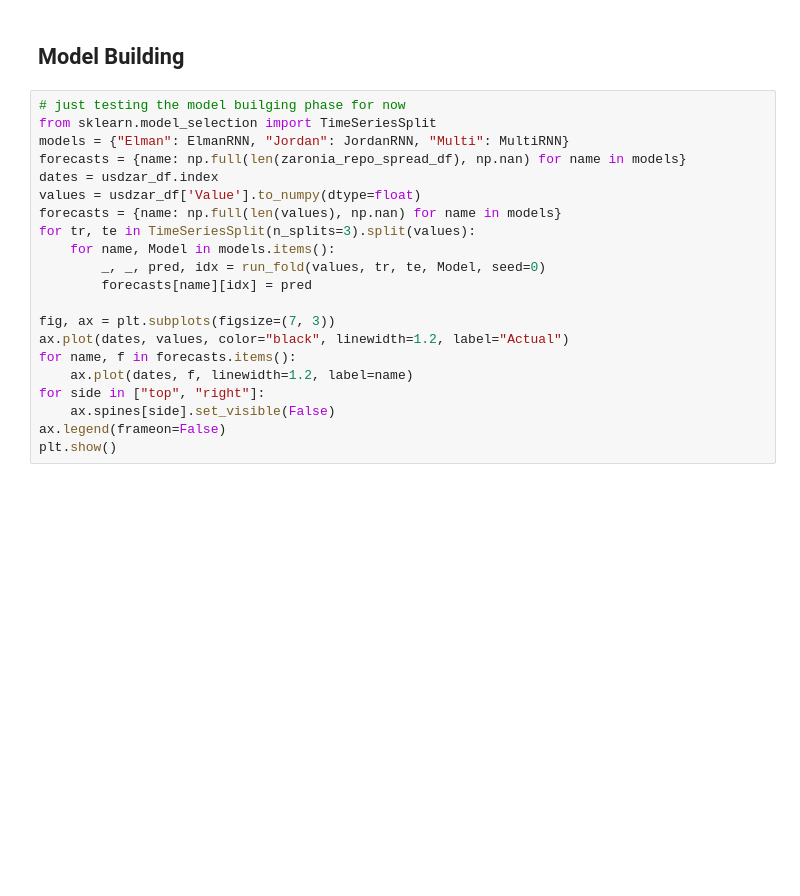
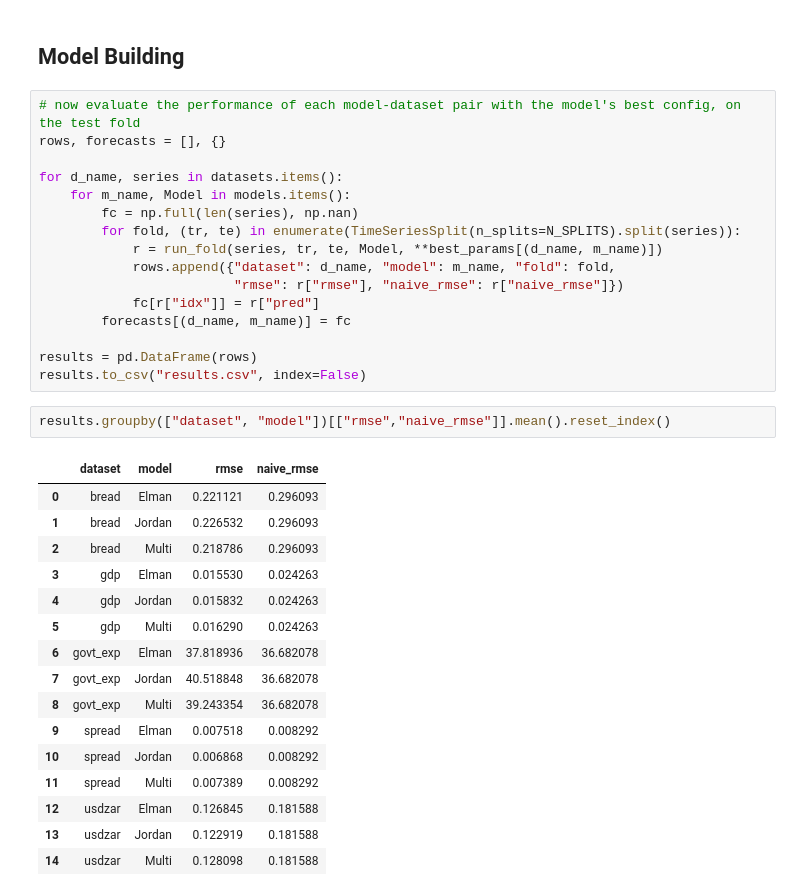
Before and after one commit to darrendube/ML441_assignment3, a Jupyter notebook: analysis.ipynb, the cells around one changed output. Cells and saved outputs as stored; diff of their text form; blank space fills up the shorter version.

```diff
--- a/analysis.ipynb
+++ b/analysis.ipynb
@@ -125,23 +162,37 @@ tune(usdzar_df['Value'].to_numpy(), ElmanRNN, grid, n_splits=3)
 # %% [markdown]
 ## Model Building
 # %%
-# just testing the model builging phase for now
-from sklearn.model_selection import TimeSeriesSplit
-models = {"Elman": ElmanRNN, "Jordan": JordanRNN, "Multi": MultiRNN}
-forecasts = {name: np.full(len(zaronia_repo_spread_df), np.nan) for name in models}
-dates = usdzar_df.index
-values = usdzar_df['Value'].to_numpy(dtype=float)
-forecasts = {name: np.full(len(values), np.nan) for name in models}
-for tr, te in TimeSeriesSplit(n_splits=3).split(values):
-    for name, Model in models.items():
-        _, _, pred, idx = run_fold(values, tr, te, Model, seed=0)
-        forecasts[name][idx] = pred
+# now evaluate the performance of each model-dataset pair with the model's best config, on the test fold
+rows, forecasts = [], {}
 
-fig, ax = plt.subplots(figsize=(7, 3))
-ax.plot(dates, values, color="black", linewidth=1.2, label="Actual")
-for name, f in forecasts.items():
-    ax.plot(dates, f, linewidth=1.2, label=name)
-for side in ["top", "right"]:
-    ax.spines[side].set_visible(False)
-ax.legend(frameon=False)
-plt.show()
+for d_name, series in datasets.items():
+    for m_name, Model in models.items():
+        fc = np.full(len(series), np.nan)
+        for fold, (tr, te) in enumerate(TimeSeriesSplit(n_splits=N_SPLITS).split(series)):
+            r = run_fold(series, tr, te, Model, **best_params[(d_name, m_name)])
+            rows.append({"dataset": d_name, "model": m_name, "fold": fold,
+                         "rmse": r["rmse"], "naive_rmse": r["naive_rmse"]})
+            fc[r["idx"]] = r["pred"]
+        forecasts[(d_name, m_name)] = fc
+
+results = pd.DataFrame(rows)
+results.to_csv("results.csv", index=False)
+# %%
+results.groupby(["dataset", "model"])[["rmse","naive_rmse"]].mean().reset_index()
+# %% [output]
+|  | dataset | model | rmse | naive_rmse |
+| 0 | bread | Elman | 0.221121 | 0.296093 |
+| 1 | bread | Jordan | 0.226532 | 0.296093 |
+| 2 | bread | Multi | 0.218786 | 0.296093 |
+| 3 | gdp | Elman | 0.015530 | 0.024263 |
+| 4 | gdp | Jordan | 0.015832 | 0.024263 |
+| 5 | gdp | Multi | 0.016290 | 0.024263 |
+| 6 | govt_exp | Elman | 37.818936 | 36.682078 |
+| 7 | govt_exp | Jordan | 40.518848 | 36.682078 |
+| 8 | govt_exp | Multi | 39.243354 | 36.682078 |
+| 9 | spread | Elman | 0.007518 | 0.008292 |
+| 10 | spread | Jordan | 0.006868 | 0.008292 |
+| 11 | spread | Multi | 0.007389 | 0.008292 |
+| 12 | usdzar | Elman | 0.126845 | 0.181588 |
+| 13 | usdzar | Jordan | 0.122919 | 0.181588 |
+| 14 | usdzar | Multi | 0.128098 | 0.181588 |
```
Also changed, not shown: parts of 10 cells of this notebook, 2 other files.
